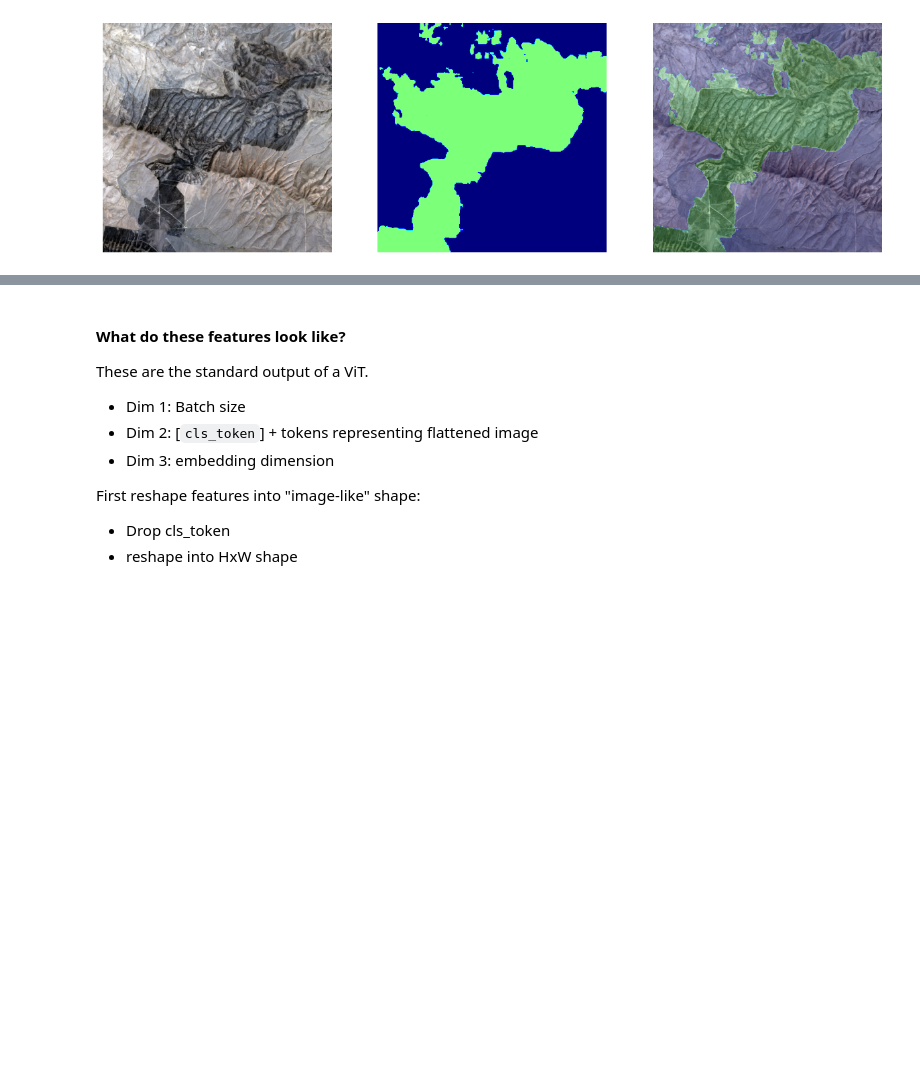
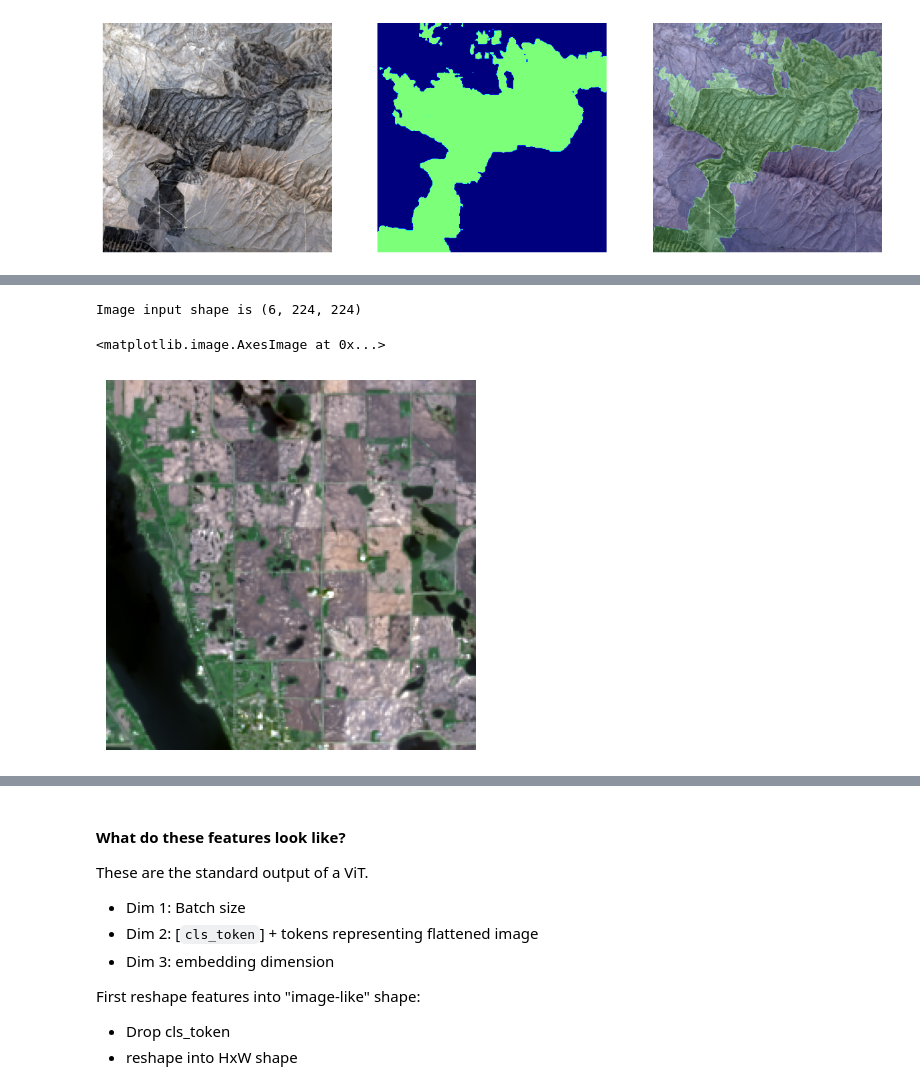
Before and after one commit to national-data-platform/jupyter-notebooks, a Jupyter notebook: nairr/exploration.ipynb, the cells around one changed output, grey strips where cells are left out. Drawn from its saved outputs; the diff is of its cells as text; code cells hidden in the pictures; blank space fills up the shorter version.

```diff
--- a/nairr/exploration.ipynb
+++ b/nairr/exploration.ipynb
@@ -305,0 +364,10 @@ for subplot in ax:
+# %%
+input_data_inference = load_raster("chip_102_345_merged.tif") # Replace according to the grabbed image
+print(f"Image input shape is {input_data_inference.shape}")
+raster_for_visualization = enhance_raster_for_visualization(input_data_inference)
+plt.axis('off')
+plt.imshow(raster_for_visualization)
+# %% [output]
+Image input shape is (6, 224, 224)
+<matplotlib.image.AxesImage at 0x...>
+[figure, added]
```
Also changed, not shown: parts of 43 cells of this notebook.
